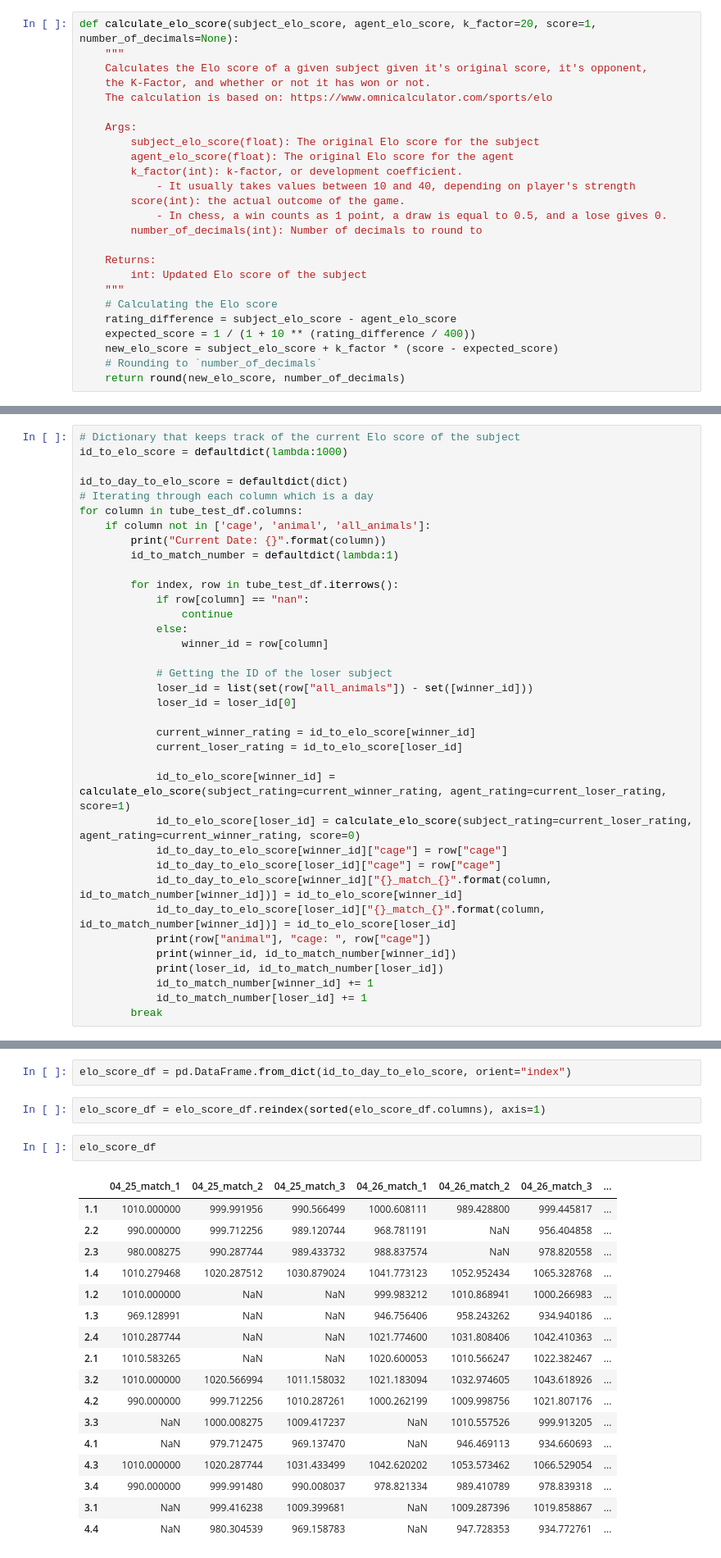
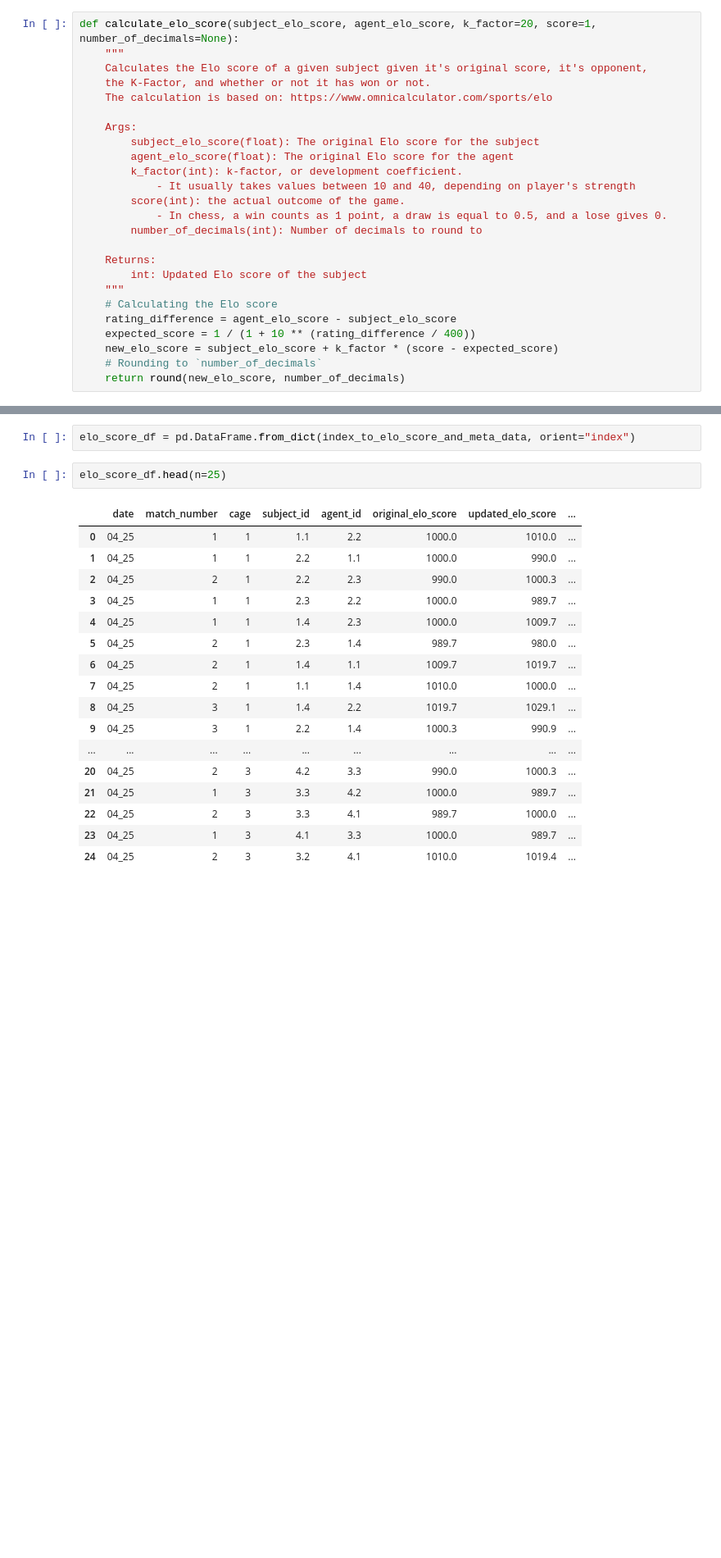
Before and after one commit to padillacoreanolab/literature_review_processing, a Jupyter notebook: results/elo_score_testing/elo_score_testing.ipynb, the cells around one changed output, grey strips where cells are left out. Shown at 82% size. Cells and saved outputs as stored; diff of their text form; blank space fills up the shorter version.

Commit message:
feat: calculate elo score for a cage with metadata

```diff
--- a/results/elo_score_testing/elo_score_testing.ipynb
+++ b/results/elo_score_testing/elo_score_testing.ipynb
@@ -127,7 +127,7 @@ def calculate_elo_score(subject_elo_score, agent_elo_score, k_factor=20, score=1
         int: Updated Elo score of the subject
     """
     # Calculating the Elo score
-    rating_difference = subject_elo_score - agent_elo_score
+    rating_difference = agent_elo_score - subject_elo_score
     expected_score = 1 / (1 + 10 ** (rating_difference / 400))
     new_elo_score = subject_elo_score + k_factor * (score - expected_score)
     # Rounding to `number_of_decimals`
@@ -252,39 +228,3 @@ Index(['cage', 'animal', '04_25', '04_26', '04_27', '04_28', '04_29', '05_02',
        '05_04', '05_05', '05_06', '05_09', '05_10', '05_11', '05_12', '05_13',
        '05_20', 'all_animals'],
       dtype='object')
-# %%
-# Dictionary that keeps track of the current Elo score of the subject
-id_to_elo_score = defaultdict(lambda:1000)
-
-id_to_day_to_elo_score = defaultdict(dict)
-# Iterating through each column which is a day
-for column in tube_test_df.columns:
-    if column not in ['cage', 'animal', 'all_animals']:
-        print("Current Date: {}".format(column))
-        id_to_match_number = defaultdict(lambda:1)
-
-        for index, row in tube_test_df.iterrows():
-            if row[column] == "nan":
-                continue
-            else:
-                winner_id = row[column]
-
-            # Getting the ID of the loser subject
-            loser_id = list(set(row["all_animals"]) - set([winner_id]))
-            loser_id = loser_id[0]
-
-            current_winner_rating = id_to_elo_score[winner_id]
-            current_loser_rating = id_to_elo_score[loser_id]
-
-            id_to_elo_score[winner_id] = calculate_elo_score(subject_rating=current_winner_rating, agent_rating=current_loser_rating, score=1)
-            id_to_elo_score[loser_id] = calculate_elo_score(subject_rating=current_loser_rating, agent_rating=current_winner_rating, score=0)
-            id_to_day_to_elo_score[winner_id]["cage"] = row["cage"]
-            id_to_day_to_elo_score[loser_id]["cage"] = row["cage"]
-            id_to_day_to_elo_score[winner_id]["{}_match_{}".format(column, id_to_match_number[winner_id])] = id_to_elo_score[winner_id]
-            id_to_day_to_elo_score[loser_id]["{}_match_{}".format(column, id_to_match_number[winner_id])] = id_to_elo_score[loser_id]
-            print(row["animal"], "cage: ", row["cage"])
-            print(winner_id, id_to_match_number[winner_id])
-            print(loser_id, id_to_match_number[loser_id])
-            id_to_match_number[winner_id] += 1
-            id_to_match_number[loser_id] += 1
-        break
@@ -334,24 +332,22 @@ defaultdict(dict,
 # %%
-elo_score_df = pd.DataFrame.from_dict(id_to_day_to_elo_score, orient="index")
+elo_score_df = pd.DataFrame.from_dict(index_to_elo_score_and_meta_data, orient="index")
-# %%
-elo_score_df = elo_score_df.reindex(sorted(elo_score_df.columns), axis=1)
 # %%
-elo_score_df
+elo_score_df.head(n=25)
 # %% [output]
-|  | 04_25_match_1 | 04_25_match_2 | 04_25_match_3 | 04_26_match_1 | 04_26_match_2 | 04_26_match_3 | ... |
-| 1.1 | 1010.000000 | 999.991956 | 990.566499 | 1000.608111 | 989.428800 | 999.445817 | ... |
-| 2.2 | 990.000000 | 999.712256 | 989.120744 | 968.781191 | NaN | 956.404858 | ... |
-| 2.3 | 980.008275 | 990.287744 | 989.433732 | 988.837574 | NaN | 978.820558 | ... |
-| 1.4 | 1010.279468 | 1020.287512 | 1030.879024 | 1041.773123 | 1052.952434 | 1065.328768 | ... |
-| 1.2 | 1010.000000 | NaN | NaN | 999.983212 | 1010.868941 | 1000.266983 | ... |
-| 1.3 | 969.128991 | NaN | NaN | 946.756406 | 958.243262 | 934.940186 | ... |
-| 2.4 | 1010.287744 | NaN | NaN | 1021.774600 | 1031.808406 | 1042.410363 | ... |
-| 2.1 | 1010.583265 | NaN | NaN | 1020.600053 | 1010.566247 | 1022.382467 | ... |
-| 3.2 | 1010.000000 | 1020.566994 | 1011.158032 | 1021.183094 | 1032.974605 | 1043.618926 | ... |
-| 4.2 | 990.000000 | 999.712256 | 1010.287261 | 1000.262199 | 1009.998756 | 1021.807176 | ... |
-| 3.3 | NaN | 1000.008275 | 1009.417237 | NaN | 1010.557526 | 999.913205 | ... |
-| 4.1 | NaN | 979.712475 | 969.137470 | NaN | 946.469113 | 934.660693 | ... |
-| 4.3 | 1010.000000 | 1020.287744 | 1031.433499 | 1042.620202 | 1053.573462 | 1066.529054 | ... |
-| 3.4 | 990.000000 | 999.991480 | 990.008037 | 978.821334 | 989.410789 | 978.839318 | ... |
-| 3.1 | NaN | 999.416238 | 1009.399681 | NaN | 1009.287396 | 1019.858867 | ... |
-| 4.4 | NaN | 980.304539 | 969.158783 | NaN | 947.728353 | 934.772761 | ... |
+|  | date | match_number | cage | subject_id | agent_id | original_elo_score | updated_elo_score | ... |
+| 0 | 04_25 | 1 | 1 | 1.1 | 2.2 | 1000.0 | 1010.0 | ... |
+| 1 | 04_25 | 1 | 1 | 2.2 | 1.1 | 1000.0 | 990.0 | ... |
+| 2 | 04_25 | 2 | 1 | 2.2 | 2.3 | 990.0 | 1000.3 | ... |
+| 3 | 04_25 | 1 | 1 | 2.3 | 2.2 | 1000.0 | 989.7 | ... |
+| 4 | 04_25 | 1 | 1 | 1.4 | 2.3 | 1000.0 | 1009.7 | ... |
+| 5 | 04_25 | 2 | 1 | 2.3 | 1.4 | 989.7 | 980.0 | ... |
+| 6 | 04_25 | 2 | 1 | 1.4 | 1.1 | 1009.7 | 1019.7 | ... |
+| 7 | 04_25 | 2 | 1 | 1.1 | 1.4 | 1010.0 | 1000.0 | ... |
+| 8 | 04_25 | 3 | 1 | 1.4 | 2.2 | 1019.7 | 1029.1 | ... |
+| 9 | 04_25 | 3 | 1 | 2.2 | 1.4 | 1000.3 | 990.9 | ... |
+| ... | ... | ... | ... | ... | ... | ... | ... | ... |
+| 20 | 04_25 | 2 | 3 | 4.2 | 3.3 | 990.0 | 1000.3 | ... |
+| 21 | 04_25 | 1 | 3 | 3.3 | 4.2 | 1000.0 | 989.7 | ... |
+| 22 | 04_25 | 2 | 3 | 3.3 | 4.1 | 989.7 | 1000.0 | ... |
+| 23 | 04_25 | 1 | 3 | 4.1 | 3.3 | 1000.0 | 989.7 | ... |
+| 24 | 04_25 | 2 | 3 | 3.2 | 4.1 | 1010.0 | 1019.4 | ... |
```
Also changed, not shown: parts of 24 cells of this notebook.
